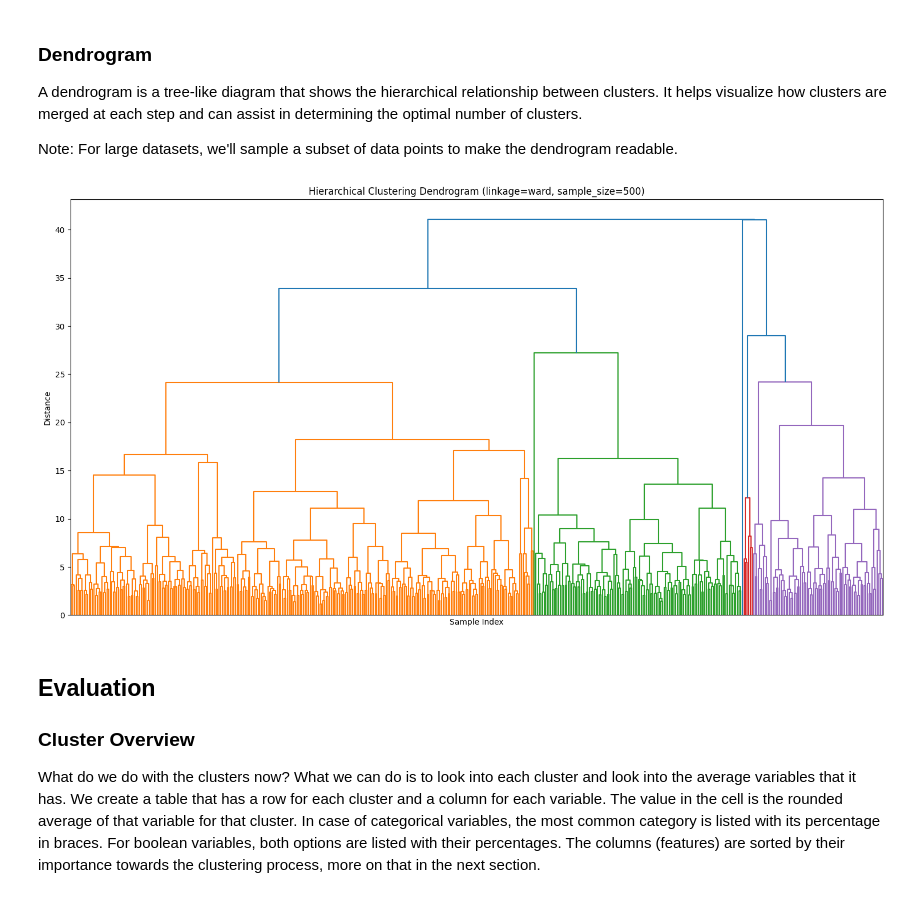
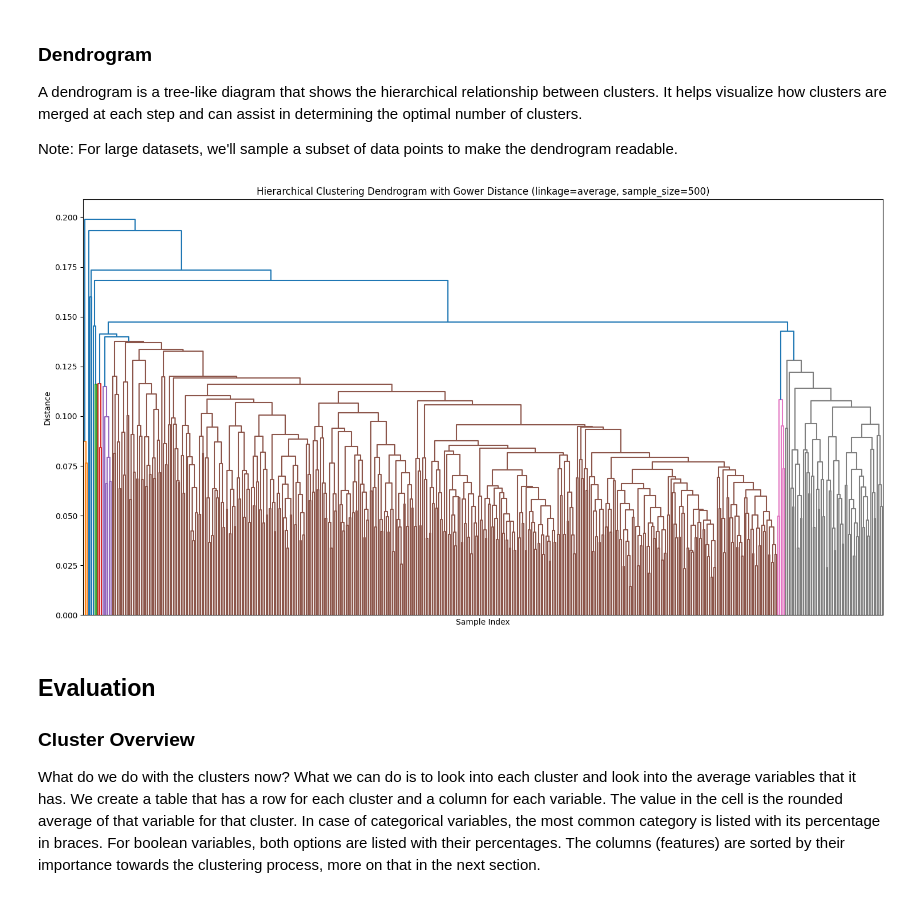
Before and after one commit to jaanisfehling/italian-rap-songs, a Jupyter notebook: clustering/hierarchical.ipynb, the cells around one changed output. Cells and saved outputs as stored; diff of their text form; code cells hidden in the pictures.

Commit message:
use gower distance

```diff
--- a/clustering/hierarchical.ipynb
+++ b/clustering/hierarchical.ipynb
@@ -233,7 +217,7 @@ The clustering is run with different numbers of clusters (k from 2 to 10). Each
 - **Variance Ratio Criterion (Calinski-Harabasz)**: Ratio of between-cluster to within-cluster variance (higher is better)
 - **Davies-Bouldin Index**: Average similarity between clusters (lower is better)
 # %%
-# Hierarchical clustering with different k values
+# Hierarchical clustering with different k values using Gower distance
 metrics = {
     'silhouette': [],
     'vrc': [],  # Variance Ratio Criterion; Calinski, Harabasz
@@ -241,16 +225,25 @@ metrics = {
 }
 results = {}
 
-linkage_method = 'ward'
+# Note: When using precomputed distances, we must use linkage methods that support it
+# 'average', 'complete', and 'single' work with precomputed distances
+# 'ward' requires Euclidean distances, so we'll use 'average' instead
+linkage_method = 'average'
 
 for k in range(2, 11):
-    hierarchical = AgglomerativeClustering(n_clusters=k, linkage=linkage_method)
-    labels = hierarchical.fit_predict(encoded_df)
+    # Use affinity='precomputed' and linkage='average' (or 'complete'/'single')
+    hierarchical = AgglomerativeClustering(
+        n_clusters=k,
+        metric='precomputed',
+        linkage=linkage_method
+    )
+    labels = hierarchical.fit_predict(gower_dist_matrix)
     results[k] = labels
 
-    metrics['silhouette'].append(silhouette_score(encoded_df.values, labels))
-    metrics['vrc'].append(calinski_harabasz_score(encoded_df.values, labels))
-    metrics['davies_bouldin'].append(davies_bouldin_score(encoded_df.values, labels))
+    # For metrics, we use the Gower distance matrix
+    metrics['silhouette'].append(silhouette_score(gower_dist_matrix, labels, metric='precomputed'))
+    metrics['vrc'].append(calinski_harabasz_score(df.values, labels))
+    metrics['davies_bouldin'].append(davies_bouldin_score(df.values, labels))
 
 # Plot all metrics
 fig, axes = plt.subplots(1, 3, figsize=(18, 5))
@@ -268,7 +261,7 @@ axes[2].plot(k_range, metrics['davies_bouldin'], 'mo-')
 axes[2].set_title('Davies-Bouldin Index (Lower is better)')
 axes[2].set_xlabel('k')
 
-plt.suptitle(f'Hierarchical Clustering Metrics (linkage={linkage_method})', fontsize=14, y=1.02)
+plt.suptitle(f'Hierarchical Clustering Metrics with Gower Distance (linkage={linkage_method})', fontsize=14, y=1.02)
 plt.tight_layout()
 plt.show()
 # %% [output]
@@ -280,23 +273,28 @@ A dendrogram is a tree-like diagram that shows the hierarchical relationship bet
 Note: For large datasets, we'll sample a subset of data points to make the dendrogram readable.
 # %%
 # Create dendrogram with a sample of the data for readability
-sample_size = min(500, len(encoded_df))
-sample_indices = np.random.choice(len(encoded_df), sample_size, replace=False)
-sample_data = encoded_df.iloc[sample_indices]
+sample_size = min(500, len(df))
+sample_indices = np.random.choice(len(df), sample_size, replace=False)
 
-# Compute linkage matrix
-linkage_matrix = linkage(sample_data, method=linkage_method)
+# Get the Gower distance submatrix for the sample
+sample_gower_dist = gower_dist_matrix[np.ix_(sample_indices, sample_indices)]
+
+# Compute linkage matrix using precomputed distances
+# Convert distance matrix to condensed form (upper triangle)
+from scipy.spatial.distance import squareform
+condensed_dist = squareform(sample_gower_dist)
+linkage_matrix = linkage(condensed_dist, method=linkage_method)
 
 # Plot dendrogram
 plt.figure(figsize=(15, 8))
 dendrogram(linkage_matrix, no_labels=True)
-plt.title(f'Hierarchical Clustering Dendrogram (linkage={linkage_method}, sample_size={sample_size})')
+plt.title(f'Hierarchical Clustering Dendrogram with Gower Distance (linkage={linkage_method}, sample_size={sample_size})')
 plt.xlabel('Sample Index')
 plt.ylabel('Distance')
 plt.tight_layout()
 plt.show()
 # %% [output]
-[figure, old version]
+[figure, new version]
 # %% [markdown]
 ## Evaluation
 ### Cluster Overview
```
Also changed, not shown: parts of 7 cells of this notebook, 1 other file.
